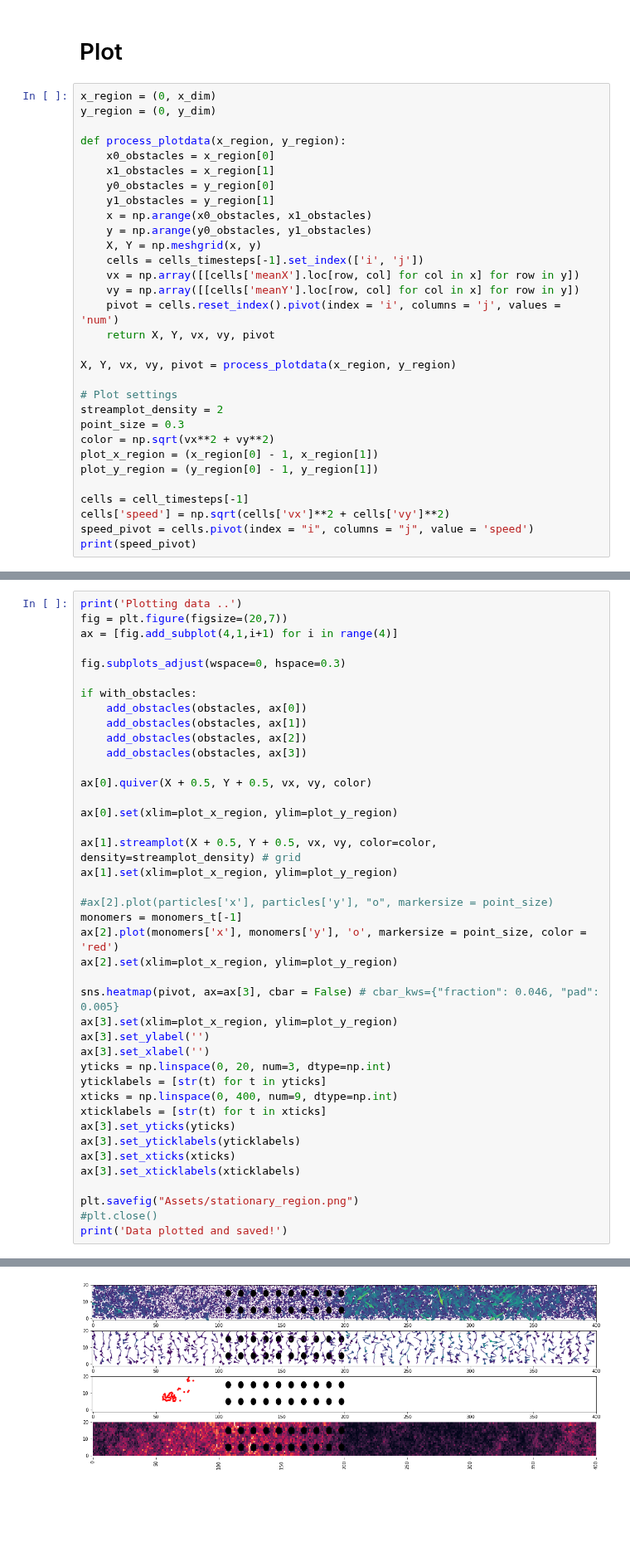
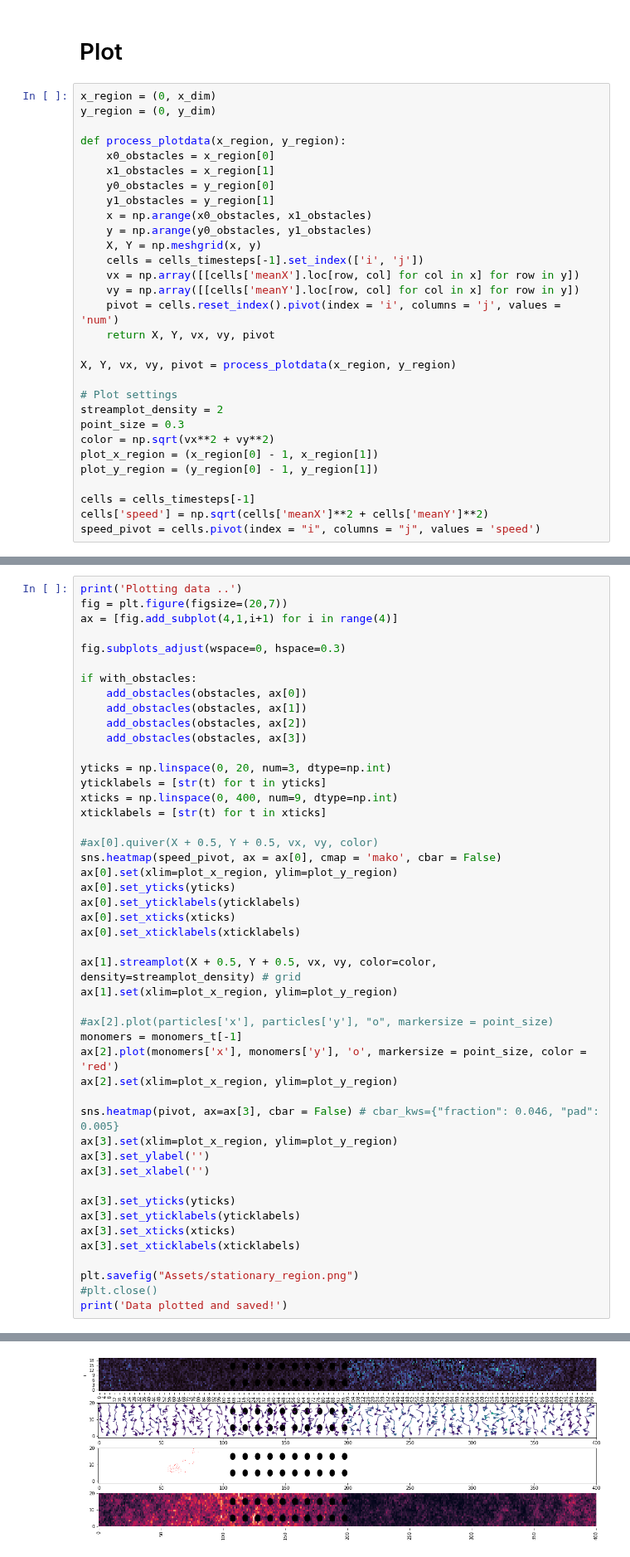
Before and after one commit to SaphCode/MPCD, a Jupyter notebook: Analysis/Evaluation.ipynb, the cells around one changed output, grey strips where cells are left out. Shown at 83% size. Cells and saved outputs as stored; diff of their text form; blank space fills up the shorter version.

```diff
--- a/Analysis/Evaluation.ipynb
+++ b/Analysis/Evaluation.ipynb
@@ -207,8 +183,7 @@ color = np.sqrt(vx**2 + vy**2)
 plot_x_region = (x_region[0] - 1, x_region[1])
 plot_y_region = (y_region[0] - 1, y_region[1])
 
-cells = cell_timesteps[-1]
-cells['speed'] = np.sqrt(cells['vx']**2 + cells['vy']**2)
-speed_pivot = cells.pivot(index = "i", columns = "j", value = 'speed')
-print(speed_pivot)
+cells = cells_timesteps[-1]
+cells['speed'] = np.sqrt(cells['meanX']**2 + cells['meanY']**2)
+speed_pivot = cells.pivot(index = "i", columns = "j", values = 'speed')
 # %% [output]
@@ -225,39 +216,45 @@ if with_obstacles:
     add_obstacles(obstacles, ax[1])
     add_obstacles(obstacles, ax[2])
     add_obstacles(obstacles, ax[3])
 
-ax[0].quiver(X + 0.5, Y + 0.5, vx, vy, color)
+yticks = np.linspace(0, 20, num=3, dtype=np.int)
+yticklabels = [str(t) for t in yticks]
+xticks = np.linspace(0, 400, num=9, dtype=np.int)
+xticklabels = [str(t) for t in xticks]
 
+#ax[0].quiver(X + 0.5, Y + 0.5, vx, vy, color)
+sns.heatmap(speed_pivot, ax = ax[0], cmap = 'mako', cbar = False)
 ax[0].set(xlim=plot_x_region, ylim=plot_y_region)
+ax[0].set_yticks(yticks)
+ax[0].set_yticklabels(yticklabels)
+ax[0].set_xticks(xticks)
+ax[0].set_xticklabels(xticklabels)
 
 ax[1].streamplot(X + 0.5, Y + 0.5, vx, vy, color=color, density=streamplot_density) # grid
 ax[1].set(xlim=plot_x_region, ylim=plot_y_region)
 
 #ax[2].plot(particles['x'], particles['y'], "o", markersize = point_size)
 monomers = monomers_t[-1]
 ax[2].plot(monomers['x'], monomers['y'], 'o', markersize = point_size, color = 'red')
 ax[2].set(xlim=plot_x_region, ylim=plot_y_region)
 
 sns.heatmap(pivot, ax=ax[3], cbar = False) # cbar_kws={"fraction": 0.046, "pad": 0.005}
 ax[3].set(xlim=plot_x_region, ylim=plot_y_region)
 ax[3].set_ylabel('')
 ax[3].set_xlabel('')
-yticks = np.linspace(0, 20, num=3, dtype=np.int)
-yticklabels = [str(t) for t in yticks]
-xticks = np.linspace(0, 400, num=9, dtype=np.int)
-xticklabels = [str(t) for t in xticks]
+
 ax[3].set_yticks(yticks)
 ax[3].set_yticklabels(yticklabels)
 ax[3].set_xticks(xticks)
 ax[3].set_xticklabels(xticklabels)
 
 plt.savefig("Assets/stationary_region.png")
 #plt.close()
 print('Data plotted and saved!')
 # %% [output]
 Plotting data ..
 Data plotted and saved!
-[figure, old version]
+[figure, new version]
 # %% [markdown]
 # Reality Check
 # %%
```
Also changed, not shown: parts of 4 cells of this notebook, 4 other files.
